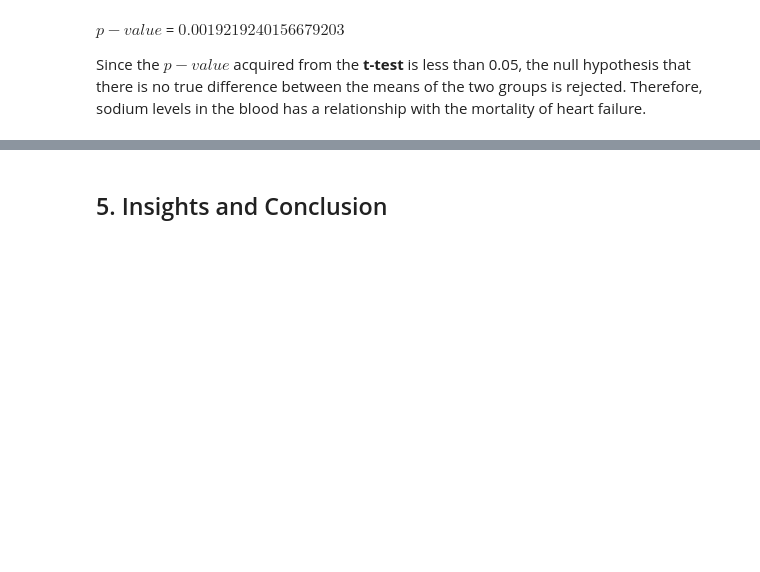
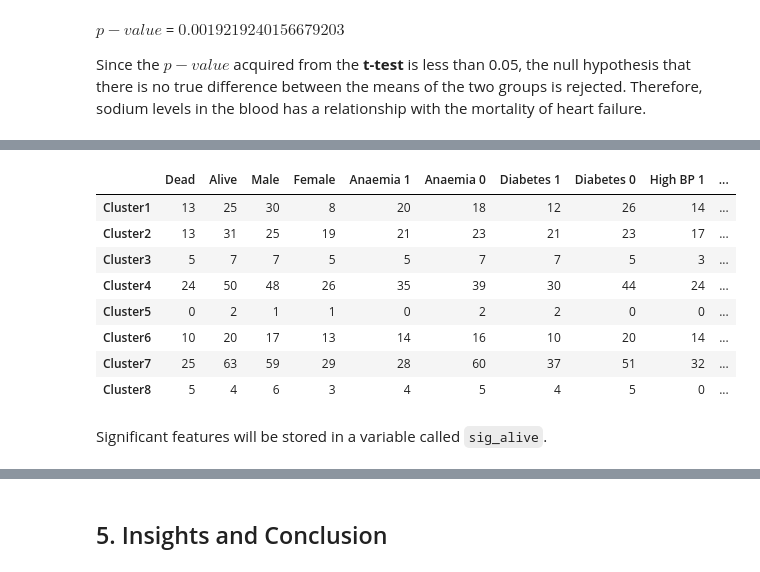
Before and after one commit to Skentir/CSMODEL, a Jupyter notebook: Data Analysis of Heart Failure Patients.ipynb, the cells around one changed output, grey strips where cells are left out. Saved outputs shown, nothing was run; the diff lists cells and outputs as text; code cells hidden in the pictures; blank space fills up the shorter version.

```diff
--- a/Data Analysis of Heart Failure Patients.ipynb
+++ b/Data Analysis of Heart Failure Patients.ipynb
@@ -1970,0 +2141,14 @@ Since the $p-value$ acquired from the **t-test** is less than 0.05, the null hyp
+# %%
+smp_t
+# %% [output]
+|  | Dead | Alive | Male | Female | Anaemia 1 | Anaemia 0 | Diabetes 1 | Diabetes 0 | High BP 1 | ... |
+| Cluster1 | 13 | 25 | 30 | 8 | 20 | 18 | 12 | 26 | 14 | ... |
+| Cluster2 | 13 | 31 | 25 | 19 | 21 | 23 | 21 | 23 | 17 | ... |
+| Cluster3 | 5 | 7 | 7 | 5 | 5 | 7 | 7 | 5 | 3 | ... |
+| Cluster4 | 24 | 50 | 48 | 26 | 35 | 39 | 30 | 44 | 24 | ... |
+| Cluster5 | 0 | 2 | 1 | 1 | 0 | 2 | 2 | 0 | 0 | ... |
+| Cluster6 | 10 | 20 | 17 | 13 | 14 | 16 | 10 | 20 | 14 | ... |
+| Cluster7 | 25 | 63 | 59 | 29 | 28 | 60 | 37 | 51 | 32 | ... |
+| Cluster8 | 5 | 4 | 6 | 3 | 4 | 5 | 4 | 5 | 0 | ... |
+# %% [markdown]
+Significant features will be stored in a variable called `sig_alive`.
```
Also changed, not shown: parts of 121 cells of this notebook.
